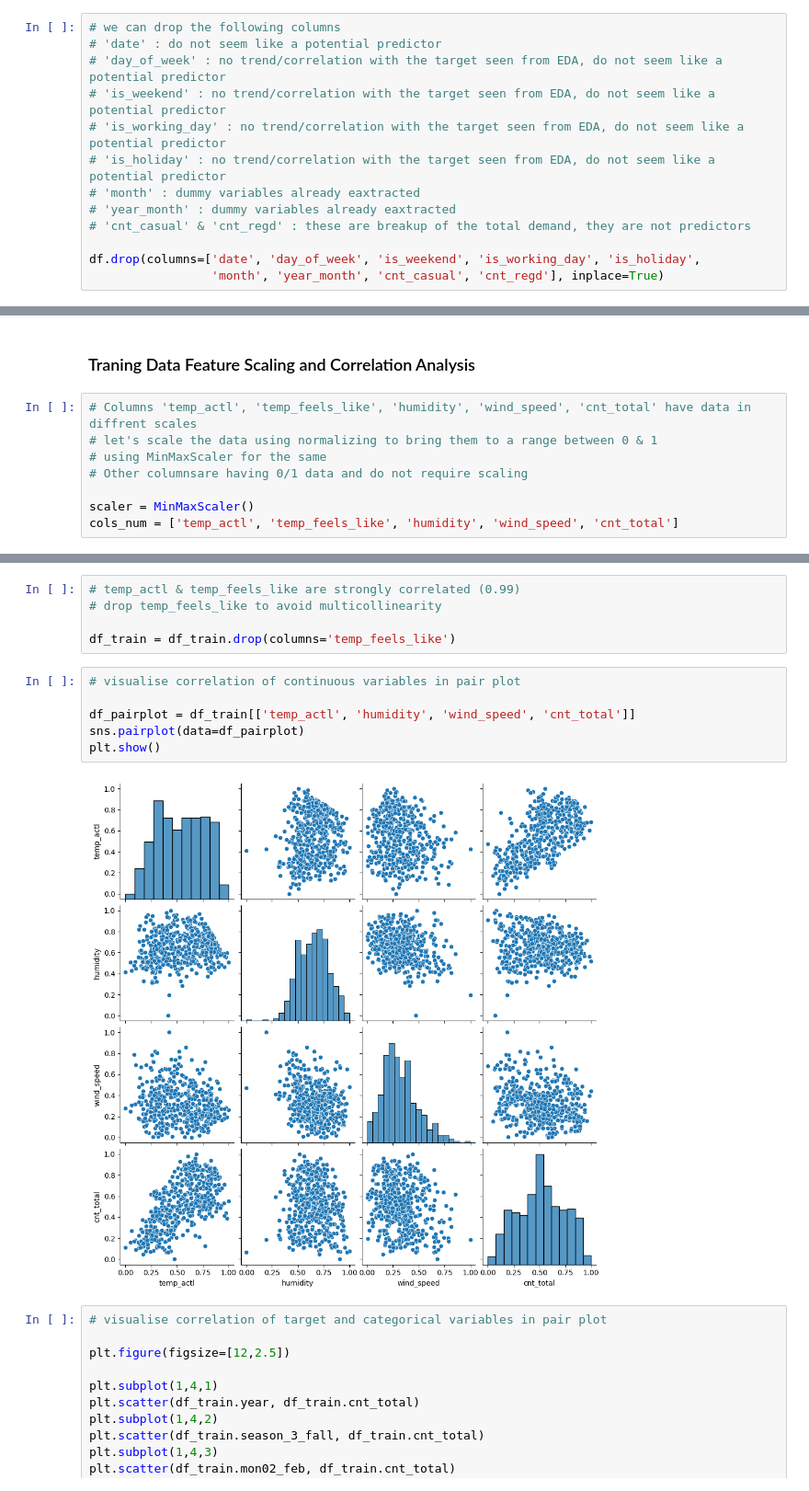
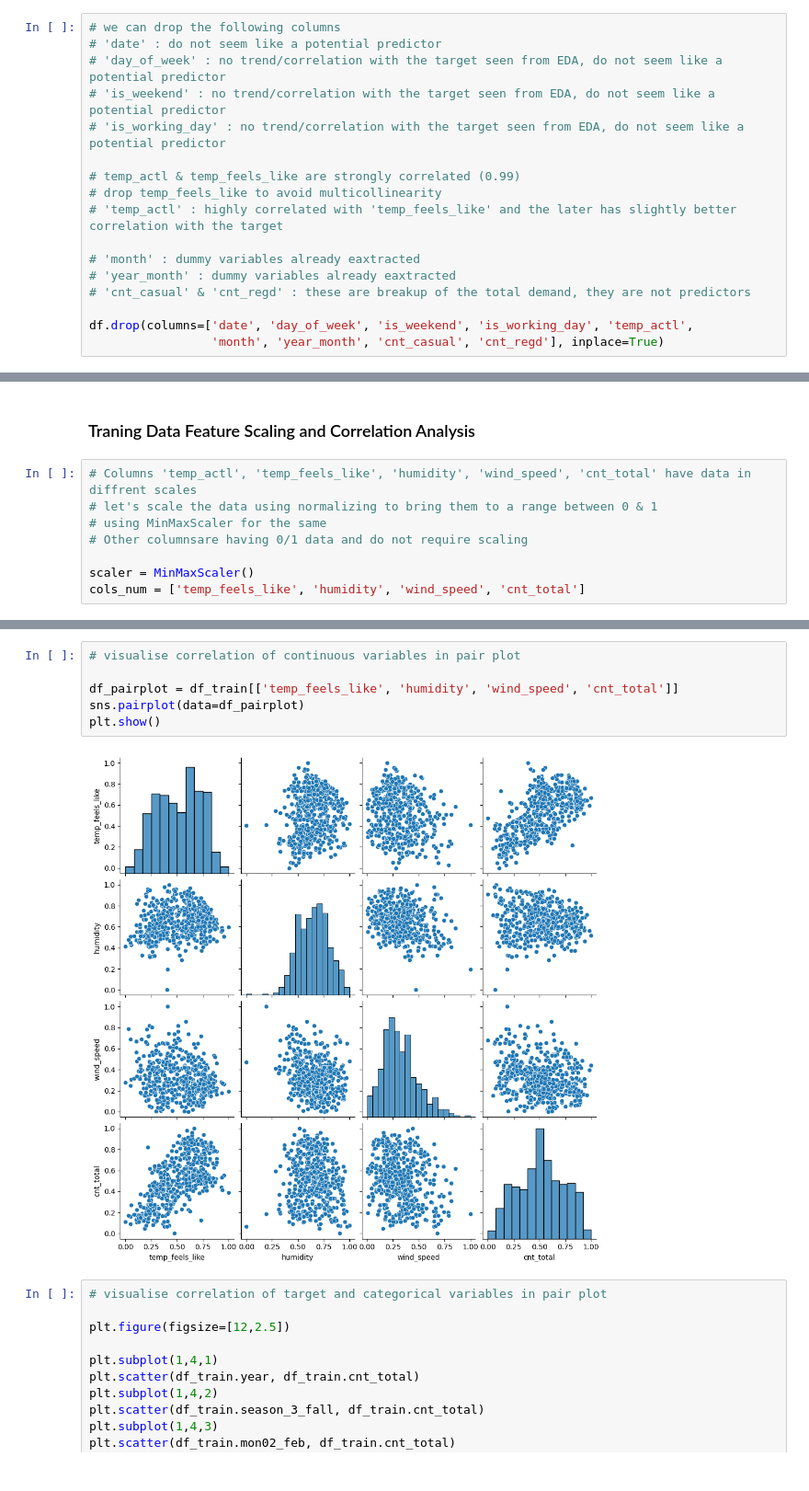
Before and after one commit to dpahadsing-aiml/bike_sharing_assignment, a Jupyter notebook: bike_share.ipynb, the cells around one changed output, grey strips where cells are left out. Shown at 92% size. Drawn from its saved outputs; the diff is of its cells as text.

```diff
--- a/bike_share.ipynb
+++ b/bike_share.ipynb
@@ -502,12 +517,16 @@ dtype: object
 # 'day_of_week' : no trend/correlation with the target seen from EDA, do not seem like a potential predictor
 # 'is_weekend' : no trend/correlation with the target seen from EDA, do not seem like a potential predictor
 # 'is_working_day' : no trend/correlation with the target seen from EDA, do not seem like a potential predictor
-# 'is_holiday' : no trend/correlation with the target seen from EDA, do not seem like a potential predictor
+
+# temp_actl & temp_feels_like are strongly correlated (0.99)
+# drop temp_feels_like to avoid multicollinearity
+# 'temp_actl' : highly correlated with 'temp_feels_like' and the later has slightly better correlation with the target
+
 # 'month' : dummy variables already eaxtracted
 # 'year_month' : dummy variables already eaxtracted
 # 'cnt_casual' & 'cnt_regd' : these are breakup of the total demand, they are not predictors
 
-df.drop(columns=['date', 'day_of_week', 'is_weekend', 'is_working_day', 'is_holiday',
+df.drop(columns=['date', 'day_of_week', 'is_weekend', 'is_working_day', 'temp_actl',
                  'month', 'year_month', 'cnt_casual', 'cnt_regd'], inplace=True)
 # %%
 print(df.shape)
@@ -549,7 +577,7 @@ df_train.shape, df_test.shape
 # Other columnsare having 0/1 data and do not require scaling
 
 scaler = MinMaxScaler()
-cols_num = ['temp_actl', 'temp_feels_like', 'humidity', 'wind_speed', 'cnt_total']
+cols_num = ['temp_feels_like', 'humidity', 'wind_speed', 'cnt_total']
 # %%
 df_train[cols_num] = scaler.fit_transform(df_train[cols_num])
 df_train.head()
@@ -594,18 +619,13 @@ plt.show()
 # target has moderate +ve correlation with month Aug & Sep
 # target has moderate -ve correlation with Wind Speed, Snowy Weather, Misty Weather & Feb
-# %%
-# temp_actl & temp_feels_like are strongly correlated (0.99)
-# drop temp_feels_like to avoid multicollinearity
-
-df_train = df_train.drop(columns='temp_feels_like')
 # %%
 # visualise correlation of continuous variables in pair plot
 
-df_pairplot = df_train[['temp_actl', 'humidity', 'wind_speed', 'cnt_total']]
+df_pairplot = df_train[['temp_feels_like', 'humidity', 'wind_speed', 'cnt_total']]
 sns.pairplot(data=df_pairplot)
 plt.show()
 # %% [output]
-[figure, old version]
+[figure, new version]
 # %%
 # visualise correlation of target and categorical variables in pair plot
 
```
Also changed, not shown: parts of 47 cells of this notebook.
